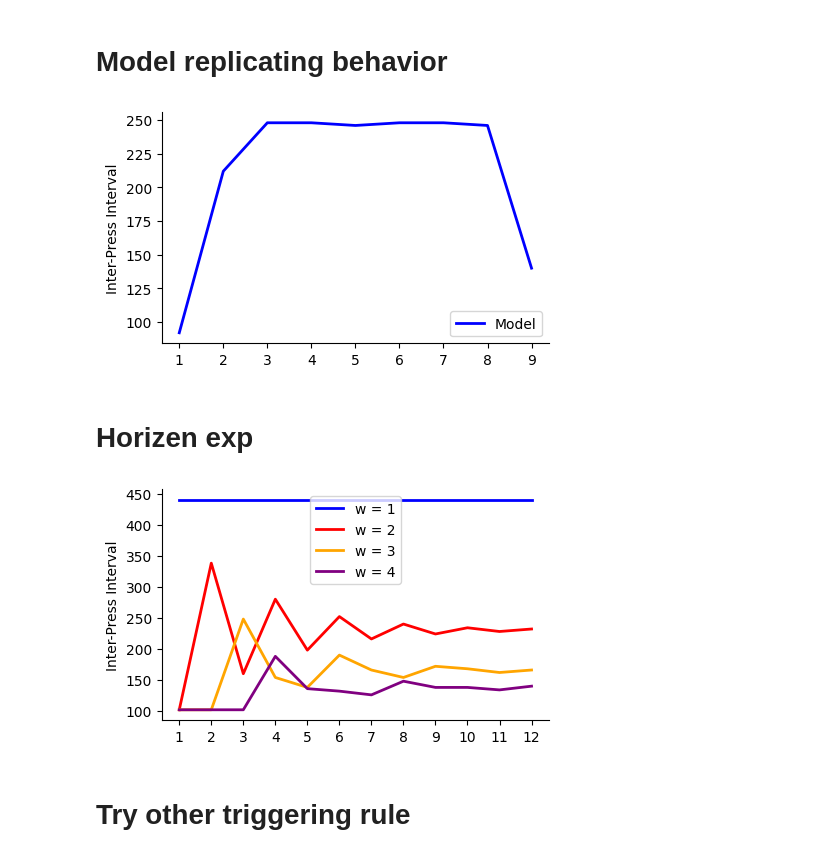
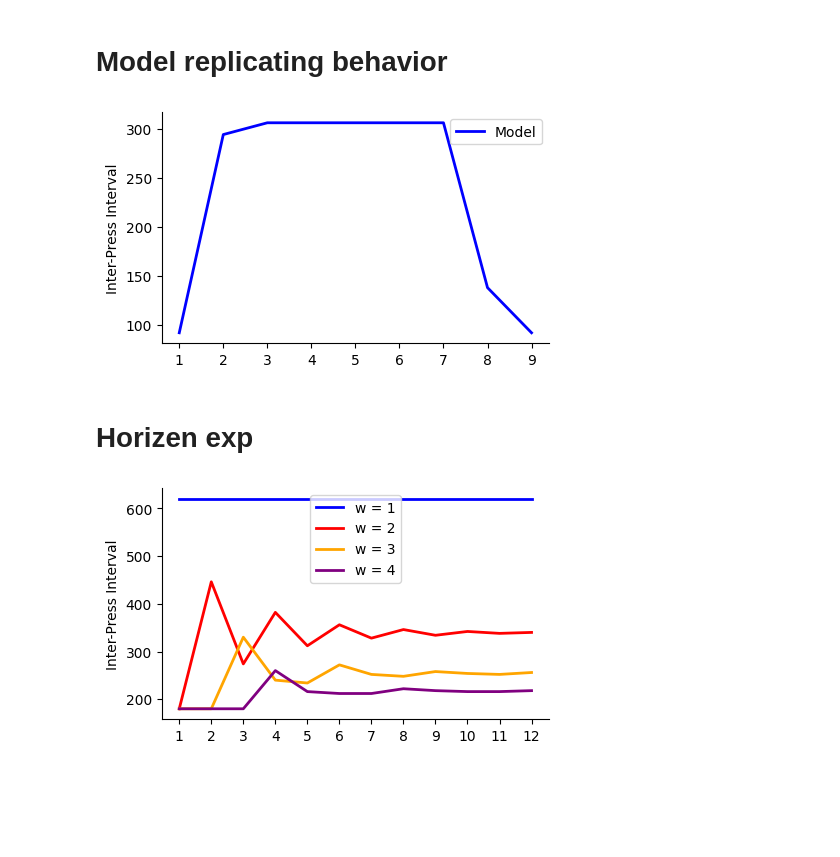
Before and after one commit to DiedrichsenLab/SequenceLearningModel, a Jupyter notebook: python/test.ipynb, the cells around one changed output. Cells and saved outputs as stored; diff of their text form; code cells hidden in the pictures; blank space fills up the shorter version.

```diff
--- a/python/test.ipynb
+++ b/python/test.ipynb
@@ -15,22 +15,22 @@ save_path
 # %% [markdown]
 # Model replicating behavior
 # %%
-trigger_dict = {'func':'indep','win_trig':1,'param':[0.72]}
-plan_dict = {'func':'exp','capacity':10,'param':[0.33,0.01]}
+trigger_dict = {'func':'indep','win_trig':3,'param':[0.5,0.65,0.75]} # 0.587, 0.72 win_trig = 2
+plan_dict = {'func':'exp','capacity':10,'param':[0.01,0.33]}
 
-M = Model(Aintegrate=0.9956, Bound=1.4675, plan_dict=plan_dict, trigger_dict=trigger_dict)
+M = Model(Aintegrate=0.996, plan_dict=plan_dict, trigger_dict=trigger_dict)
 
 IPI = []
 T = Exp()
 T.seqShow(RT=6000)
 T,SIM = do_sim(M,T)
 IPI.append(np.diff(T.pressTime))
 
 fig, ax = plot_IPI(IPI,['Model'])
 plt.show()
 #fig.savefig(os.path.join(save_path,'ipi_model.png'),dpi=300)
 # %% [output]
-[figure, old version]
+[figure, new version]
 # %% [markdown]
 # Horizen exp
 # %%
@@ -49,6 +49,4 @@ for w in range(1,5):
 fig, ax = plot_IPI(IPI,label)
 #fig.savefig(os.path.join(save_path,'ipi_window.png'),dpi=300)
 # %% [output]
-[figure, old version]
+[figure, new version]
-# %% [markdown]
-# Try other triggering rule
```
Also changed, not shown: parts of 2 cells of this notebook, 4 other files.
